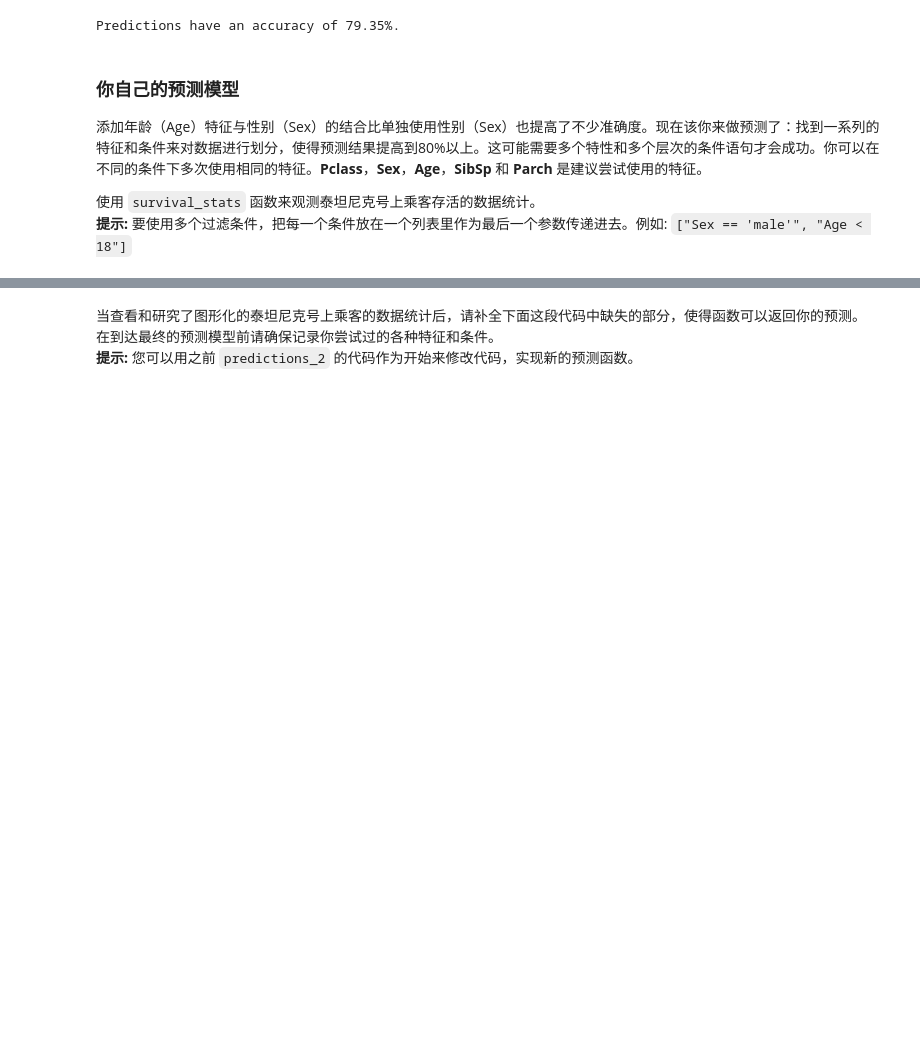
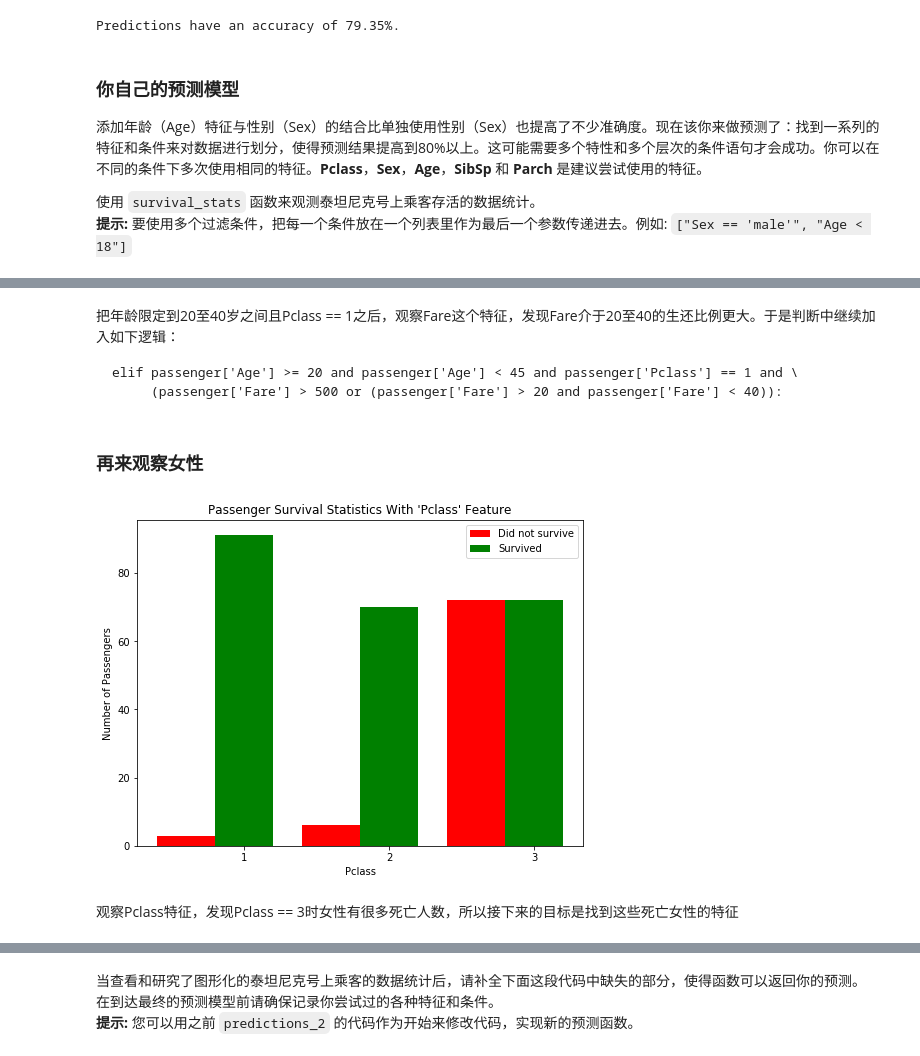
Before and after one commit to jeff-ruby/titanic_survival_exploration, a Jupyter notebook: titanic_survival_exploration.ipynb, the cells around one changed output, grey strips where cells are left out. Saved outputs shown, nothing was run; the diff lists cells and outputs as text; code cells hidden in the pictures; blank space fills up the shorter version.

````diff
--- a/titanic_survival_exploration.ipynb
+++ b/titanic_survival_exploration.ipynb
@@ -246,0 +269,14 @@ survival_stats(data, outcomes, 'Age', ["Sex == 'female'", "Pclass == 3"])
+# %% [markdown]
+把年龄限定到20至40岁之间且Pclass == 1之后，观察Fare这个特征，发现Fare介于20至40的生还比例更大。于是判断中继续加入如下逻辑：
+```
+elif passenger['Age'] >= 20 and passenger['Age'] < 45 and passenger['Pclass'] == 1 and \
+     (passenger['Fare'] > 500 or (passenger['Fare'] > 20 and passenger['Fare'] < 40)):
+```
+# %% [markdown]
+### 再来观察女性
+# %%
+survival_stats(data, outcomes, 'Pclass', ["Sex == 'female'"])
+# %% [output]
+[figure, added]
+# %% [markdown]
+观察Pclass特征，发现Pclass == 3时女性有很多死亡人数，所以接下来的目标是找到这些死亡女性的特征
````
Also changed, not shown: parts of 26 cells of this notebook.
